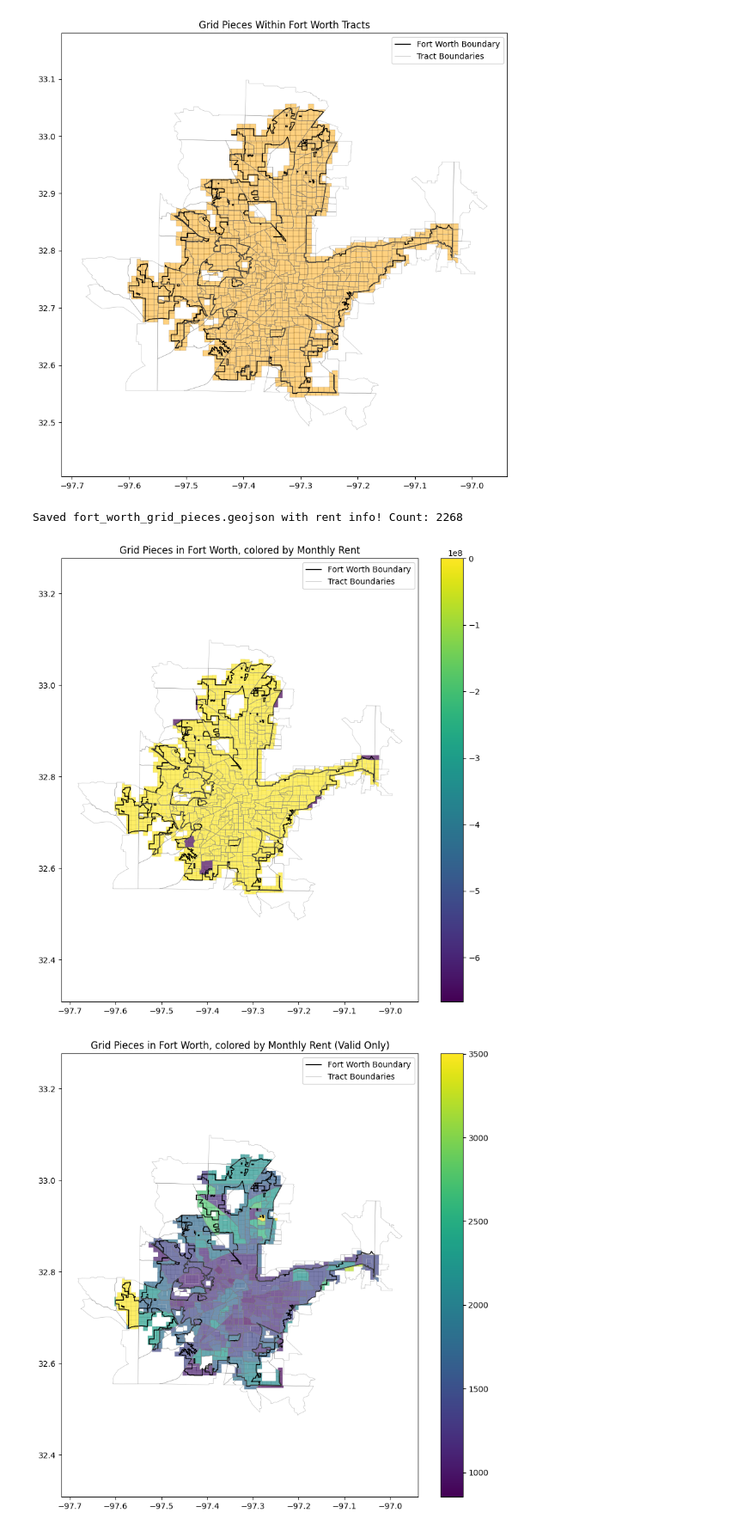
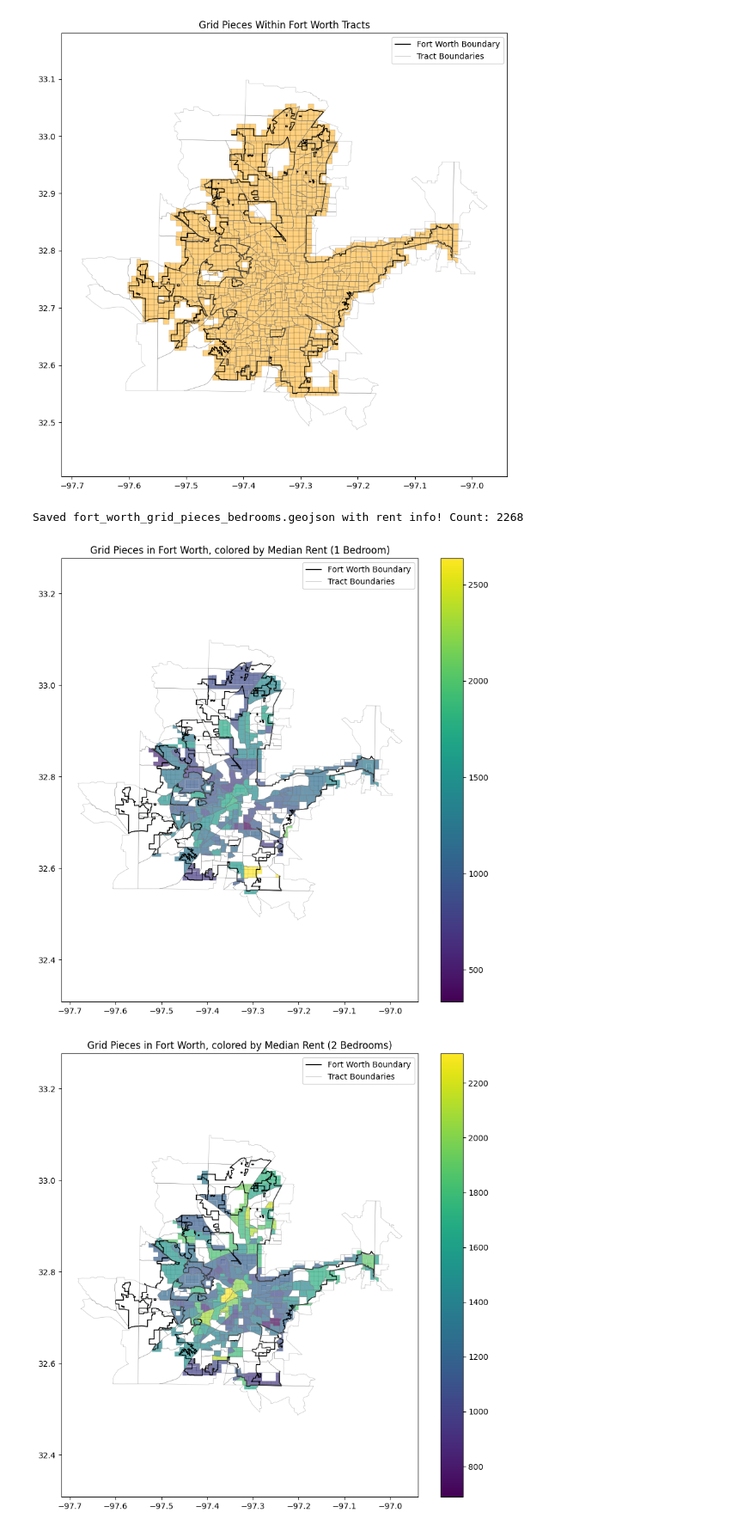
Before and after one commit to NiknazNgh/Fort-Worth-Living-Wage-Housing-Affordability-Explorer, a Jupyter notebook: Living Wage Project dashboard.ipynb, the cells around one changed output. Shown: that part at 86% size. Drawn from its saved outputs; the diff is of its cells as text; code cells hidden in the pictures.

```diff
--- a/Living Wage Project dashboard.ipynb
+++ b/Living Wage Project dashboard.ipynb
@@ -139,14 +148,23 @@ tracts_in_fw = gpd.sjoin(tracts, fort_worth, predicate="intersects")
 if 'index_right' in tracts_in_fw.columns:
     tracts_in_fw = tracts_in_fw.drop(columns='index_right')
 
-# 4. Download median gross rent for all Texas tracts
+# 4. Download median rent by bedrooms (2023 ACS, Table B25031)
+columns = [
+    'B25031_001E',  # All units
+    'B25031_002E',  # No bedroom
+    'B25031_003E',  # 1 bedroom
+    'B25031_004E',  # 2 bedrooms
+    'B25031_005E',  # 3 bedrooms
+    'B25031_006E',  # 4 bedrooms
+    'B25031_007E',  # 5+ bedrooms
+]
 df = censusdata.download(
     'acs5', 2023,
     censusdata.censusgeo([('state', '48'), ('tract', '*')]),
-    ['B25064_001E']
+    columns
 )
 df = df.reset_index()
-df.rename(columns={'index': 'geo', 'B25064_001E': 'monthly_rent'}, inplace=True)
+df.rename(columns={'index': 'geo'}, inplace=True)
 df['tract'] = df['geo'].apply(lambda g: g.geo[2][1])
 df['county'] = df['geo'].apply(lambda g: g.geo[1][1])
 
@@ -161,57 +179,61 @@ tracts_in_fw = tracts_in_fw.merge(df, left_on=['TRACTCE', 'COUNTYFP'], right_on=
 grid_size = 0.01  # About 1km
 grid_pieces = []
 
 for idx, tract in tracts_in_fw.iterrows():
     bounds = tract.geometry.bounds
     minx, miny, maxx, maxy = bounds
     x_coords = np.arange(minx, maxx, grid_size)
     y_coords = np.arange(miny, maxy, grid_size)
     for x in x_coords:
         for y in y_coords:
             cell = box(x, y, x + grid_size, y + grid_size)
             # Only keep if it intersects both tract and city boundary
             if tract.geometry.intersects(cell) and fort_worth.iloc[0].geometry.intersects(cell):
                 clipped = cell.intersection(tract.geometry)
                 if not clipped.is_empty:
-                    # Add the tract's rent to each grid piece
+                    # Add the tract's rent by bedrooms to each grid piece
                     grid_pieces.append({
                         'tract': tract['TRACTCE'],
                         'county': tract['COUNTYFP'],
-                        'monthly_rent': tract['monthly_rent'],
+                        'median_rent_all': tract['B25031_001E'],
+                        'median_rent_0br': tract['B25031_002E'],
+                        'median_rent_1br': tract['B25031_003E'],
+                        'median_rent_2br': tract['B25031_004E'],
+                        'median_rent_3br': tract['B25031_005E'],
+                        'median_rent_4br': tract['B25031_006E'],
+                        'median_rent_5pbr': tract['B25031_007E'],
                         'geometry': clipped
                     })
 
-# 7. Create GeoDataFrame of grid pieces WITH rent info
+# 7. Create GeoDataFrame of grid pieces WITH all rent columns
 grid_gdf = gpd.GeoDataFrame(grid_pieces, crs=tracts_in_fw.crs)
 
 # 8. Save to GeoJSON with rent info!
-grid_gdf.to_file("fort_worth_grid_pieces.geojson", driver="GeoJSON")
-print(f"Saved fort_worth_grid_pieces.geojson with rent info! Count: {len(grid_gdf)}")
+grid_gdf.to_file("fort_worth_grid_pieces_bedrooms.geojson", driver="GeoJSON")
+print(f"Saved fort_worth_grid_pieces_bedrooms.geojson with rent info! Count: {len(grid_gdf)}")
 
-# 9. (Optional) Plot
-fig, ax = plt.subplots(figsize=(10, 10))
-fort_worth.boundary.plot(ax=ax, color='black', linewidth=1, label='Fort Worth Boundary')
-tracts_in_fw.boundary.plot(ax=ax, color='gray', linewidth=0.5, alpha=0.5, label='Tract Boundaries')
-grid_gdf.plot(ax=ax, column='monthly_rent', cmap='viridis', alpha=0.7, edgecolor='k', linewidth=0.05, legend=True)
-plt.title("Grid Pieces in Fort Worth, colored by Monthly Rent")
-plt.axis('equal')
-plt.legend()
-plt.show()
-# Show only grid pieces with valid (positive) rent values
-valid_grid_gdf = grid_gdf[grid_gdf['monthly_rent'] > 0]
-fig, ax = plt.subplots(figsize=(10, 10))
-fort_worth.boundary.plot(ax=ax, color='black', linewidth=1, label='Fort Worth Boundary')
-tracts_in_fw.boundary.plot(ax=ax, color='gray', linewidth=0.5, alpha=0.5, label='Tract Boundaries')
-valid_grid_gdf.plot(ax=ax, column='monthly_rent', cmap='viridis', alpha=0.7, edgecolor='k', linewidth=0.05, legend=True)
-plt.title("Grid Pieces in Fort Worth, colored by Monthly Rent (Valid Only)")
-plt.axis('equal')
-plt.legend()
-plt.show()
+# 9. (Optional) Plot for a selected bedroom count, e.g., 2 bedrooms
+for bedroom_col, label in [
+    ('median_rent_1br', '1 Bedroom'),
+    ('median_rent_2br', '2 Bedrooms'),
+    ('median_rent_3br', '3 Bedrooms')
+]:
+    valid_grid_gdf = grid_gdf[grid_gdf[bedroom_col] > 0]
+    fig, ax = plt.subplots(figsize=(10, 10))
+    fort_worth.boundary.plot(ax=ax, color='black', linewidth=1, label='Fort Worth Boundary')
+    tracts_in_fw.boundary.plot(ax=ax, color='gray', linewidth=0.5, alpha=0.5, label='Tract Boundaries')
+    valid_grid_gdf.plot(ax=ax, column=bedroom_col, cmap='viridis', alpha=0.7, edgecolor='k', linewidth=0.05, legend=True)
+    plt.title(f"Grid Pieces in Fort Worth, colored by Median Rent ({label})")
+    plt.axis('equal')
+    plt.legend()
+    plt.show()
+
+# 10. Save boundaries if needed
 fort_worth.boundary.to_file("fort_worth_boundary.geojson", driver="GeoJSON")
 print("Saved: fort_worth_boundary.geojson")
 tracts_in_fw.boundary.to_file("fort_worth_tract_boundaries.geojson", driver="GeoJSON")
 print("Saved: fort_worth_tract_boundaries.geojson")
 # %% [output]
-Saved fort_worth_grid_pieces.geojson with rent info! Count: 2268
+Saved fort_worth_grid_pieces_bedrooms.geojson with rent info! Count: 2268
-[figure, old version]
+[figure, new version]
-[figure, old version]
+[figure, new version]
```
Also changed, not shown: parts of 3 cells of this notebook, 6 other files.
